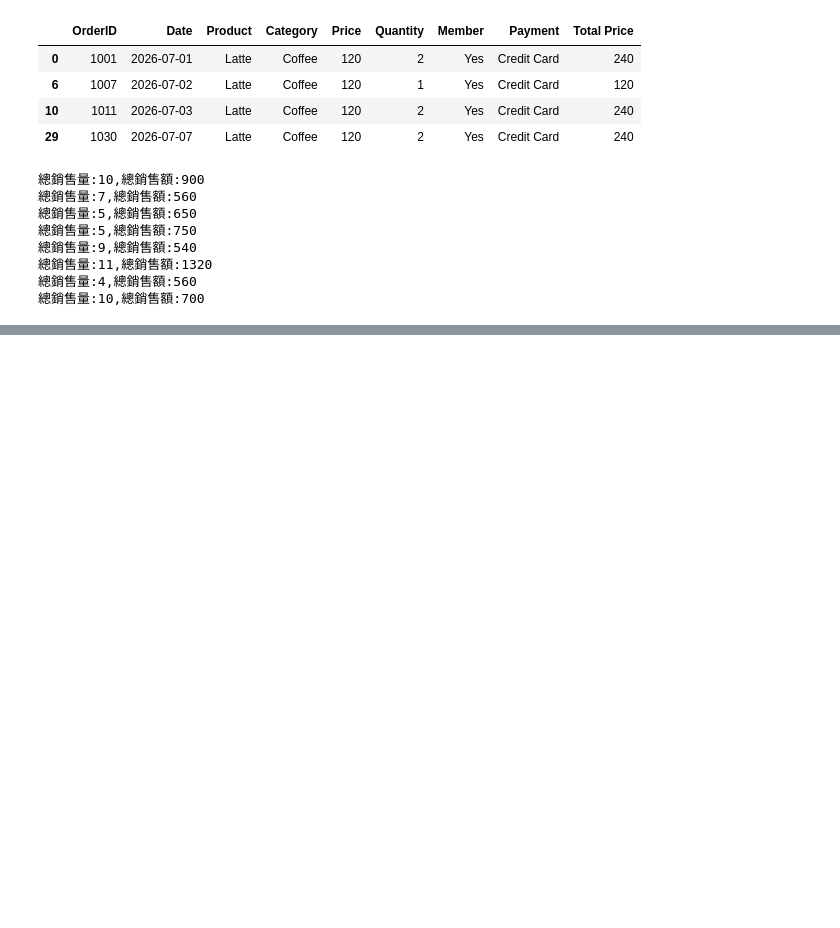
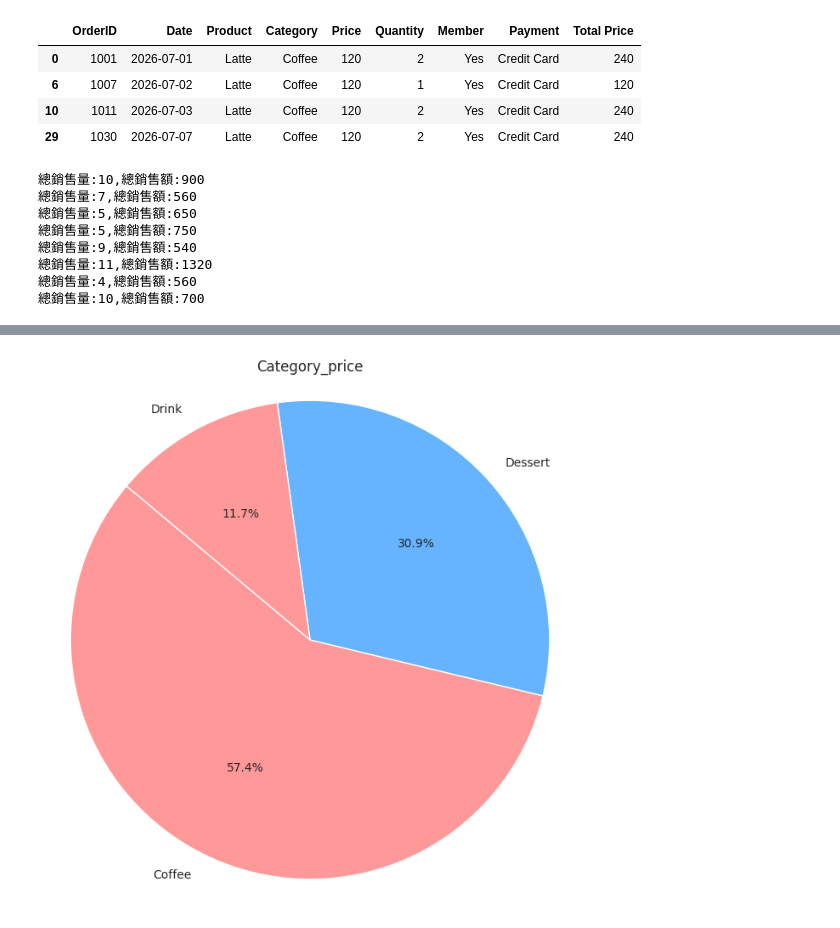
Before and after one commit to kk910925/Data-Analysis, a Jupyter notebook: Coffee_Shop.ipynb, the cells around one changed output, grey strips where cells are left out. Saved outputs shown, nothing was run; the diff lists cells and outputs as text; code cells hidden in the pictures; blank space fills up the shorter version.

```diff
--- a/Coffee_Shop.ipynb
+++ b/Coffee_Shop.ipynb
@@ -138,0 +159,12 @@ for product_name,group_data in df.groupby('Product'):
+# %%
+#銷售總額(Category)
+df['Total Price'] = df['Price'] * df['Quantity']
+Category_price = df.groupby('Category')['Total Price'].sum()
+# 繪製銷售總額圓餅圖
+plt.figure(figsize=(8, 8))
+plt.pie(Category_price.values, labels=Category_price.index, autopct='%1.1f%%', startangle=140, colors=['#ff9999','#66b3ff'])
+plt.title('Category_price')
+plt.axis('equal')  # 使圓餅圖比例相等
+plt.show()
+# %% [output]
+[figure, added]
```
Also changed, not shown: parts of 5 cells of this notebook.
